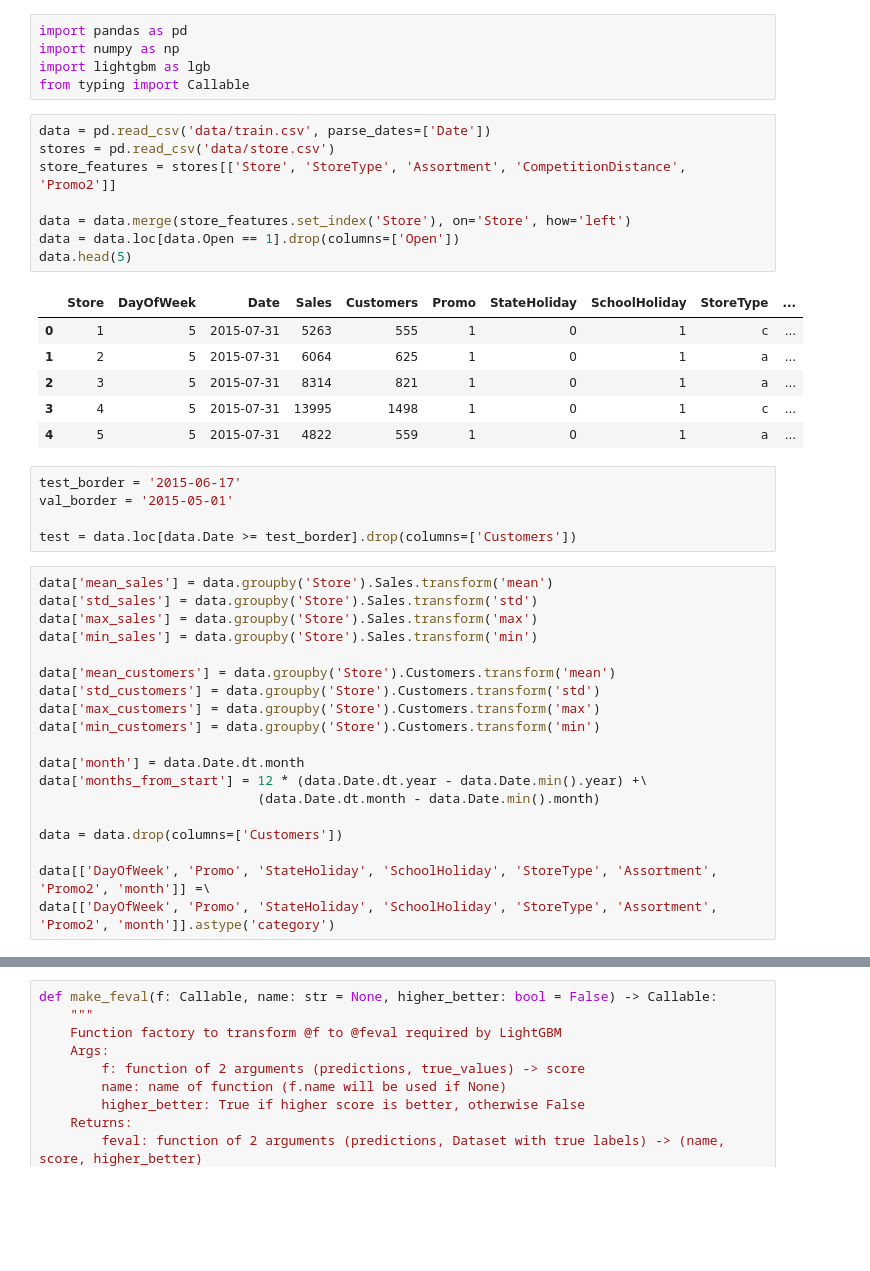
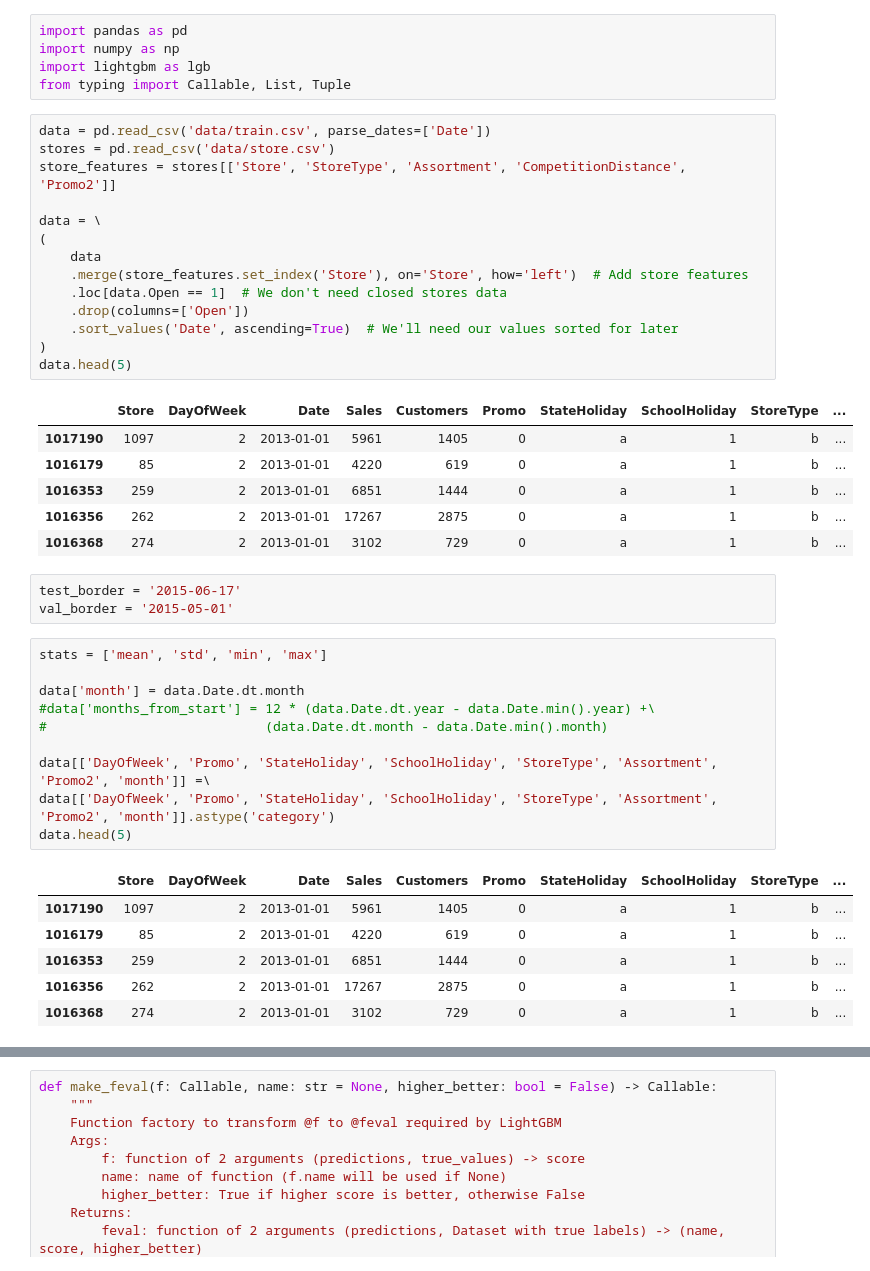
Before and after one commit to Anvilondre/data-leak-article, a Jupyter notebook: Rossmann.ipynb, the cells around one changed output, grey strips where cells are left out. Cells and saved outputs as stored; diff of their text form; blank space fills up the shorter version.

```diff
--- a/Rossmann.ipynb
+++ b/Rossmann.ipynb
@@ -2,43 +2,45 @@
 import pandas as pd
 import numpy as np
 import lightgbm as lgb
-from typing import Callable
+from typing import Callable, List, Tuple
 # %%
 data = pd.read_csv('data/train.csv', parse_dates=['Date'])
 stores = pd.read_csv('data/store.csv')
 store_features = stores[['Store', 'StoreType', 'Assortment', 'CompetitionDistance', 'Promo2']]
 
-data = data.merge(store_features.set_index('Store'), on='Store', how='left')
-data = data.loc[data.Open == 1].drop(columns=['Open'])
+data = \
+(
+    data
+    .merge(store_features.set_index('Store'), on='Store', how='left')  # Add store features
+    .loc[data.Open == 1]  # We don't need closed stores data
+    .drop(columns=['Open'])
+    .sort_values('Date', ascending=True)  # We'll need our values sorted for later
+)
 data.head(5)
 # %% [output]
 |  | Store | DayOfWeek | Date | Sales | Customers | Promo | StateHoliday | SchoolHoliday | StoreType | ... |
-| 0 | 1 | 5 | 2015-07-31 | 5263 | 555 | 1 | 0 | 1 | c | ... |
-| 1 | 2 | 5 | 2015-07-31 | 6064 | 625 | 1 | 0 | 1 | a | ... |
-| 2 | 3 | 5 | 2015-07-31 | 8314 | 821 | 1 | 0 | 1 | a | ... |
-| 3 | 4 | 5 | 2015-07-31 | 13995 | 1498 | 1 | 0 | 1 | c | ... |
-| 4 | 5 | 5 | 2015-07-31 | 4822 | 559 | 1 | 0 | 1 | a | ... |
+| 1017190 | 1097 | 2 | 2013-01-01 | 5961 | 1405 | 0 | a | 1 | b | ... |
+| 1016179 | 85 | 2 | 2013-01-01 | 4220 | 619 | 0 | a | 1 | b | ... |
+| 1016353 | 259 | 2 | 2013-01-01 | 6851 | 1444 | 0 | a | 1 | b | ... |
+| 1016356 | 262 | 2 | 2013-01-01 | 17267 | 2875 | 0 | a | 1 | b | ... |
+| 1016368 | 274 | 2 | 2013-01-01 | 3102 | 729 | 0 | a | 1 | b | ... |
 # %%
 test_border = '2015-06-17'
 val_border = '2015-05-01'
-
-test = data.loc[data.Date >= test_border].drop(columns=['Customers'])
 # %%
-data['mean_sales'] = data.groupby('Store').Sales.transform('mean')
-data['std_sales'] = data.groupby('Store').Sales.transform('std')
-data['max_sales'] = data.groupby('Store').Sales.transform('max')
-data['min_sales'] = data.groupby('Store').Sales.transform('min')
-
-data['mean_customers'] = data.groupby('Store').Customers.transform('mean')
-data['std_customers'] = data.groupby('Store').Customers.transform('std')
-data['max_customers'] = data.groupby('Store').Customers.transform('max')
-data['min_customers'] = data.groupby('Store').Customers.transform('min')
+stats = ['mean', 'std', 'min', 'max']
 
 data['month'] = data.Date.dt.month
-data['months_from_start'] = 12 * (data.Date.dt.year - data.Date.min().year) +\
-                            (data.Date.dt.month - data.Date.min().month)
-
-data = data.drop(columns=['Customers'])
+#data['months_from_start'] = 12 * (data.Date.dt.year - data.Date.min().year) +\
+#                            (data.Date.dt.month - data.Date.min().month)
 
 data[['DayOfWeek', 'Promo', 'StateHoliday', 'SchoolHoliday', 'StoreType', 'Assortment', 'Promo2', 'month']] =\
 data[['DayOfWeek', 'Promo', 'StateHoliday', 'SchoolHoliday', 'StoreType', 'Assortment', 'Promo2', 'month']].astype('category')
+data.head(5)
+# %% [output]
+|  | Store | DayOfWeek | Date | Sales | Customers | Promo | StateHoliday | SchoolHoliday | StoreType | ... |
+| 1017190 | 1097 | 2 | 2013-01-01 | 5961 | 1405 | 0 | a | 1 | b | ... |
+| 1016179 | 85 | 2 | 2013-01-01 | 4220 | 619 | 0 | a | 1 | b | ... |
+| 1016353 | 259 | 2 | 2013-01-01 | 6851 | 1444 | 0 | a | 1 | b | ... |
+| 1016356 | 262 | 2 | 2013-01-01 | 17267 | 2875 | 0 | a | 1 | b | ... |
+| 1016368 | 274 | 2 | 2013-01-01 | 3102 | 729 | 0 | a | 1 | b | ... |
```
Also changed, not shown: parts of 10 cells of this notebook.
